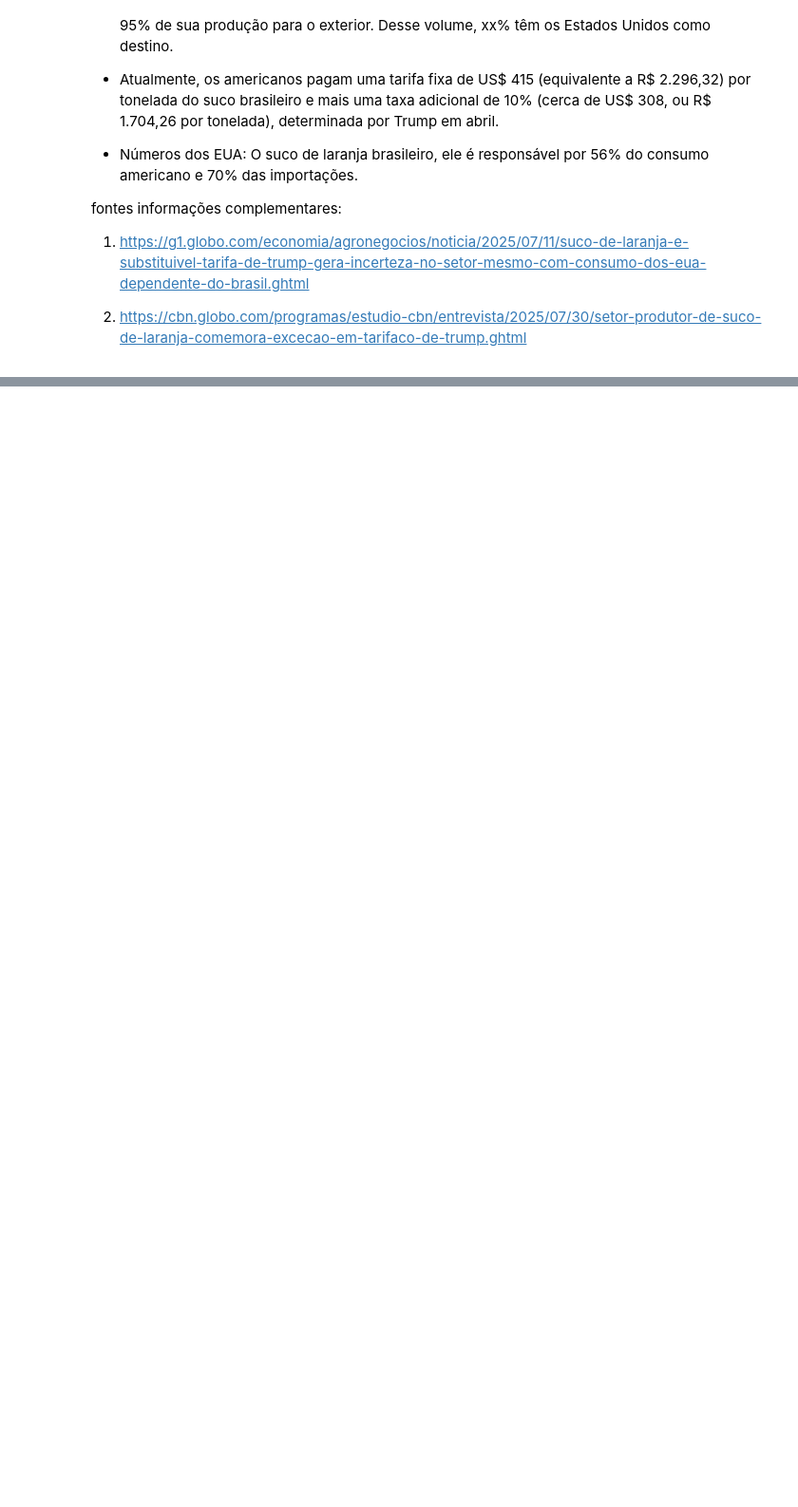
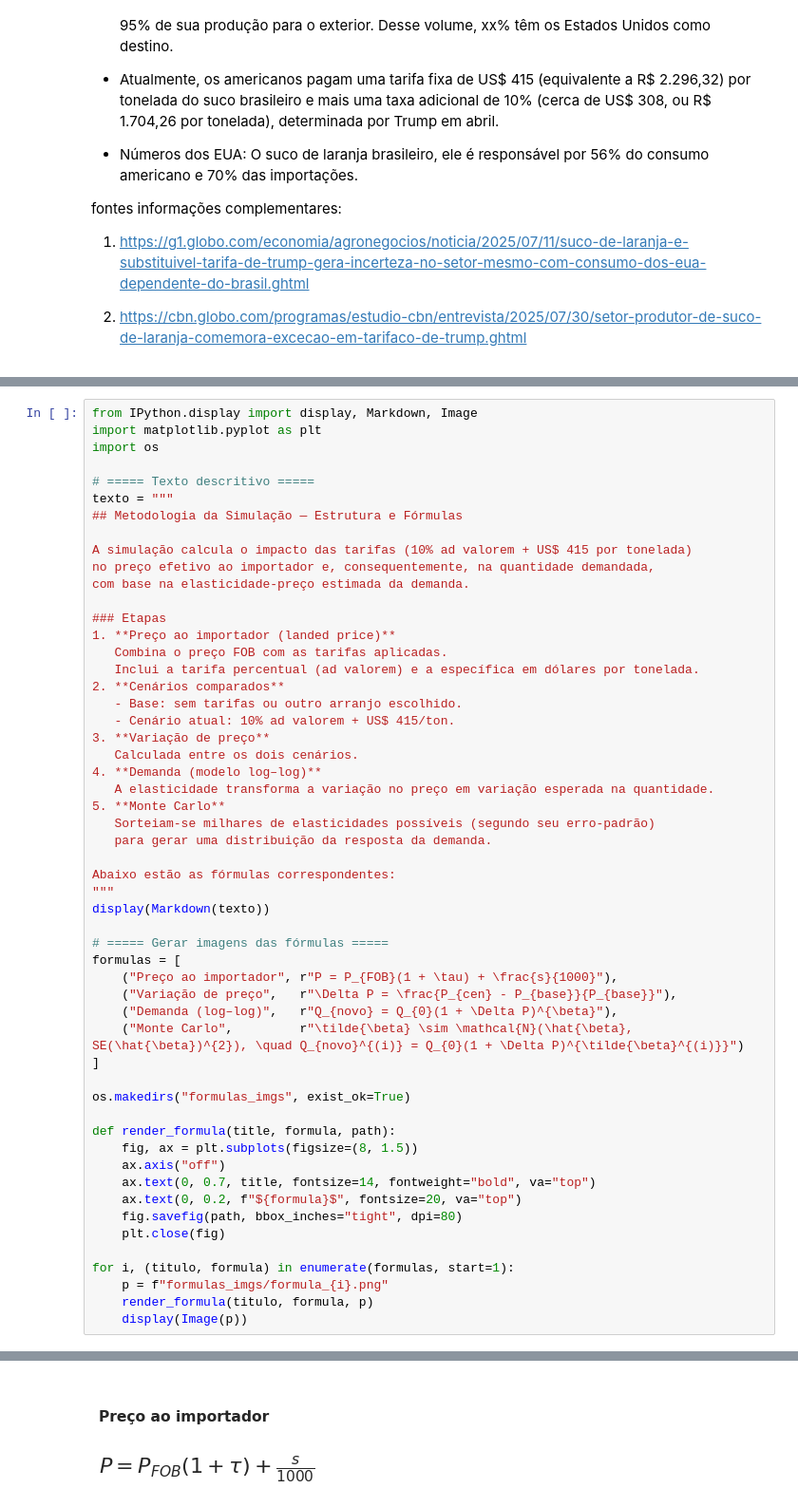
Before and after one commit to silviopaula/ciencia-dados-portifolio, a Jupyter notebook: Comercio_exterior_spark_análise/Comércio_exterior_com_Google_colab_e_spark.ipynb, the cells around one changed output, grey strips where cells are left out. Shown at 95% size. Drawn from its saved outputs; the diff is of its cells as text; blank space fills up the shorter version.

```diff
--- a/Comercio_exterior_spark_análise/Comércio_exterior_com_Google_colab_e_spark.ipynb
+++ b/Comercio_exterior_spark_análise/Comércio_exterior_com_Google_colab_e_spark.ipynb
@@ -2237,0 +2750,55 @@ only showing top 10 rows
+# %%
+from IPython.display import display, Markdown, Image
+import matplotlib.pyplot as plt
+import os
+
+# ===== Texto descritivo =====
+texto = """
+## Metodologia da Simulação — Estrutura e Fórmulas
+
+A simulação calcula o impacto das tarifas (10% ad valorem + US$ 415 por tonelada)
+no preço efetivo ao importador e, consequentemente, na quantidade demandada,
+com base na elasticidade-preço estimada da demanda.
+
+### Etapas
+1. **Preço ao importador (landed price)**
+   Combina o preço FOB com as tarifas aplicadas.
+   Inclui a tarifa percentual (ad valorem) e a específica em dólares por tonelada.
+2. **Cenários comparados**
+   - Base: sem tarifas ou outro arranjo escolhido.
+   - Cenário atual: 10% ad valorem + US$ 415/ton.
+3. **Variação de preço**
+   Calculada entre os dois cenários.
+4. **Demanda (modelo log–log)**
+   A elasticidade transforma a variação no preço em variação esperada na quantidade.
+5. **Monte Carlo**
+   Sorteiam-se milhares de elasticidades possíveis (segundo seu erro-padrão)
+   para gerar uma distribuição da resposta da demanda.
+
+Abaixo estão as fórmulas correspondentes:
+"""
+display(Markdown(texto))
+
+# ===== Gerar imagens das fórmulas =====
+formulas = [
+    ("Preço ao importador", r"P = P_{FOB}(1 + \tau) + \frac{s}{1000}"),
+    ("Variação de preço",   r"\Delta P = \frac{P_{cen} - P_{base}}{P_{base}}"),
+    ("Demanda (log–log)",   r"Q_{novo} = Q_{0}(1 + \Delta P)^{\beta}"),
+    ("Monte Carlo",         r"\tilde{\beta} \sim \mathcal{N}(\hat{\beta}, SE(\hat{\beta})^{2}), \quad Q_{novo}^{(i)} = Q_{0}(1 + \Delta P)^{\tilde{\beta}^{(i)}}")
+]
+
+os.makedirs("formulas_imgs", exist_ok=True)
+
+def render_formula(title, formula, path):
+    fig, ax = plt.subplots(figsize=(8, 1.5))
+    ax.axis("off")
+    ax.text(0, 0.7, title, fontsize=14, fontweight="bold", va="top")
+    ax.text(0, 0.2, f"${formula}$", fontsize=20, va="top")
+    fig.savefig(path, bbox_inches="tight", dpi=80)
+    plt.close(fig)
+
+for i, (titulo, formula) in enumerate(formulas, start=1):
+    p = f"formulas_imgs/formula_{i}.png"
+    render_formula(titulo, formula, p)
+    display(Image(p))
+# %% [output]
@@ -2237,0 +2828 @@ only showing top 10 rows
+[figure, added]
```
Also changed, not shown: parts of 29 cells of this notebook, 12 other files.
